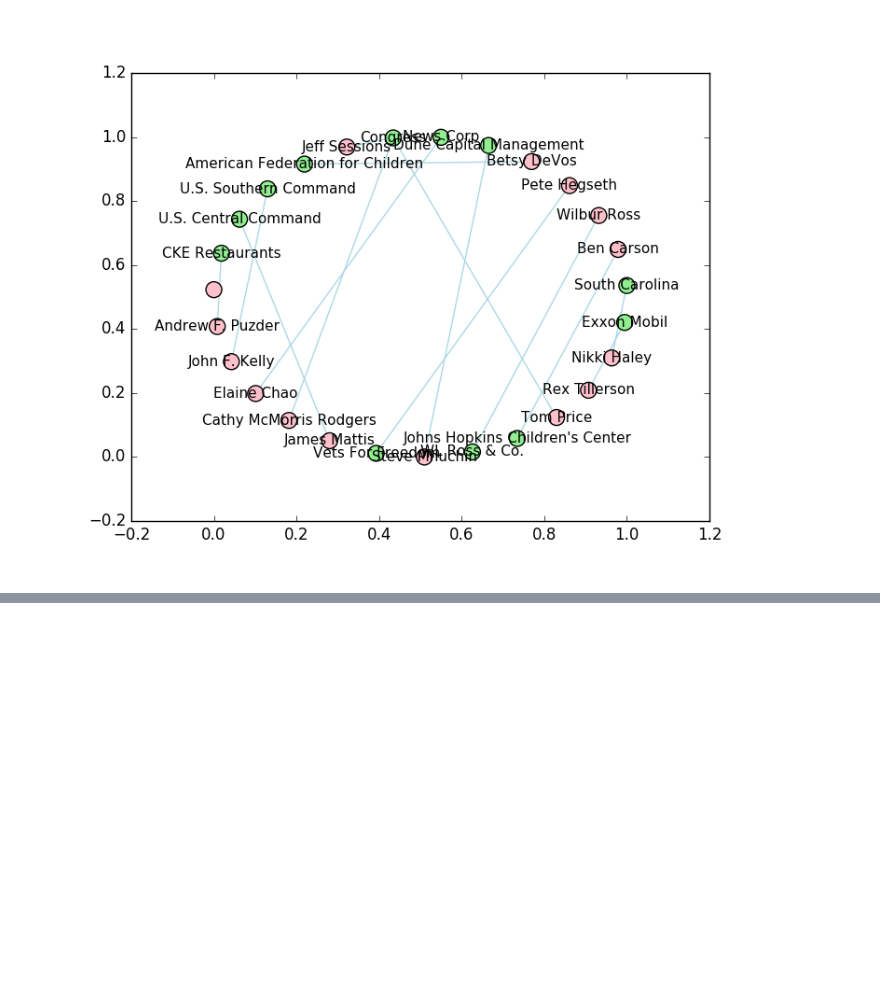
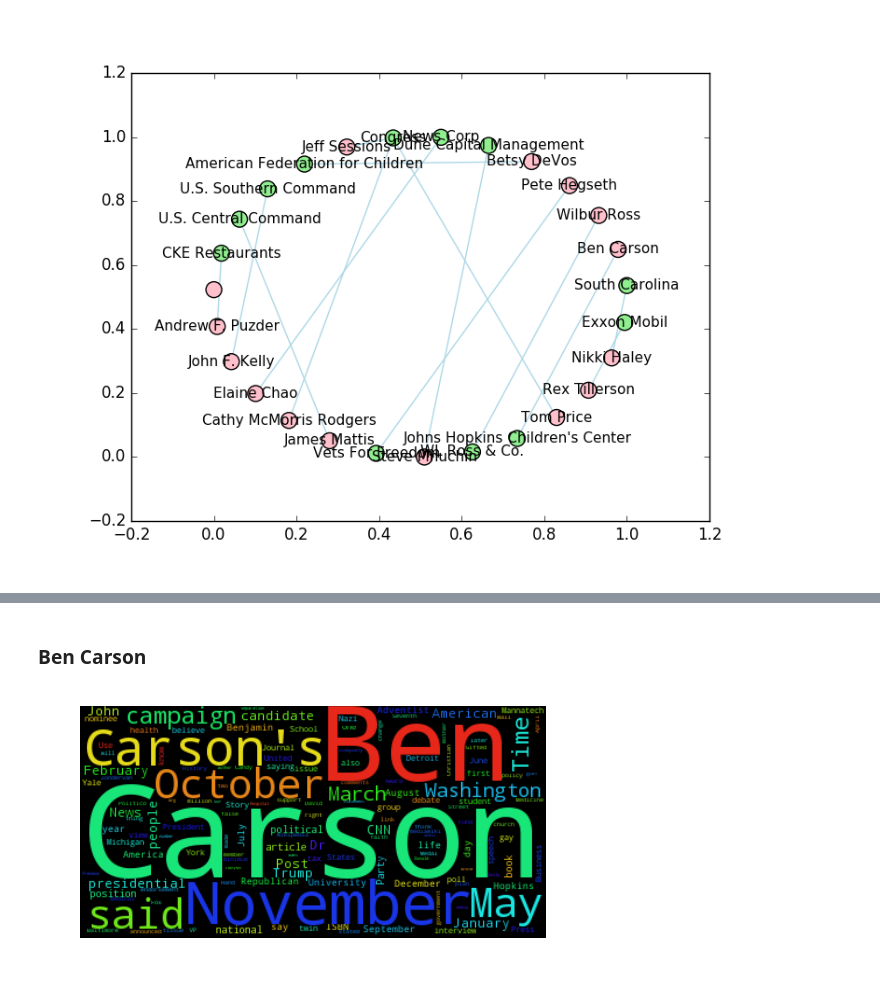
Before and after one commit to dwdii/social-pyramid, a Jupyter notebook: src/DittenhaferHink-DATA620-FinalProject.ipynb, the cells around one changed output, grey strips where cells are left out. Saved outputs shown, nothing was run; the diff lists cells and outputs as text; code cells hidden in the pictures; blank space fills up the shorter version.

```diff
--- a/src/DittenhaferHink-DATA620-FinalProject.ipynb
+++ b/src/DittenhaferHink-DATA620-FinalProject.ipynb
@@ -110,0 +194,6 @@ nxh.renderGraph(gxOrganization, graphFile, False, top=people)
+# %% [markdown]
+### Ben Carson
+# %%
+wc_generator.generate_wordcloud_from_multiple_urls(["http://en.wikipedia.org/wiki/Ben_Carson"], "")
+# %% [output]
+[figure, added]
```
Also changed, not shown: parts of 33 cells of this notebook, 2 other files.
